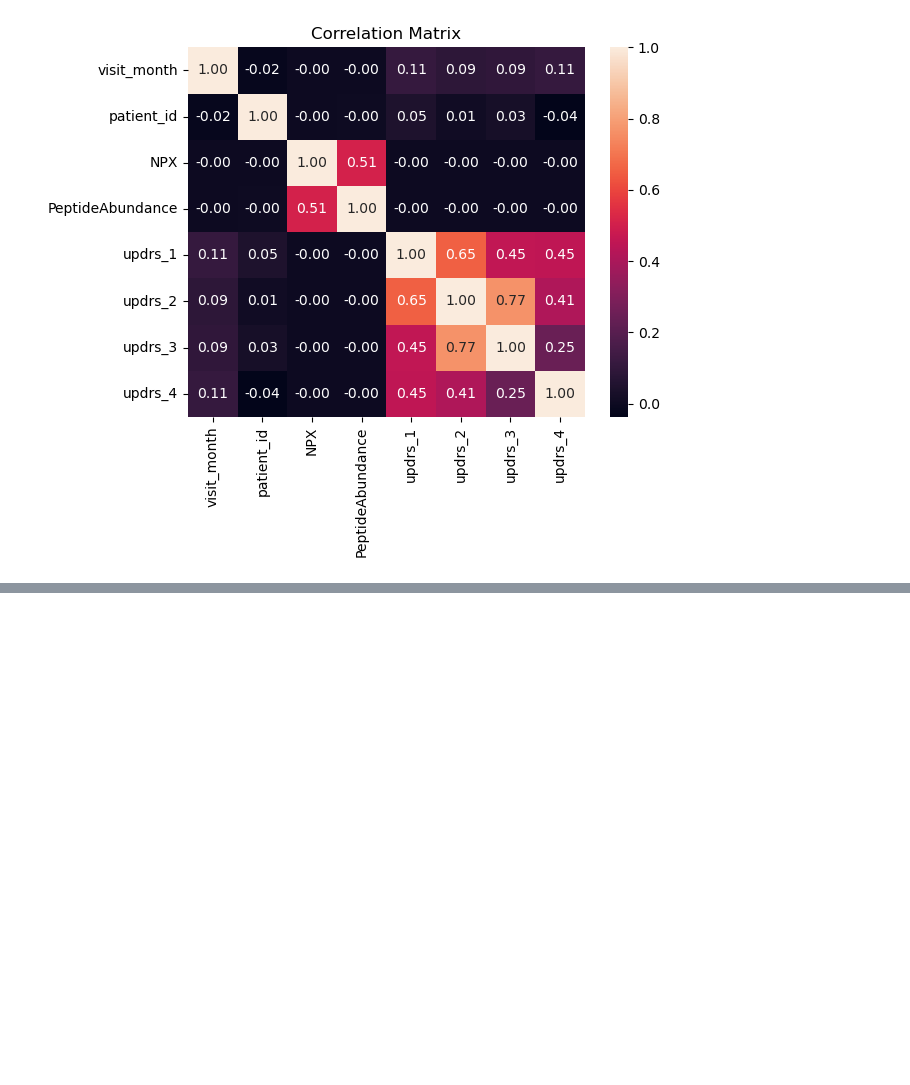
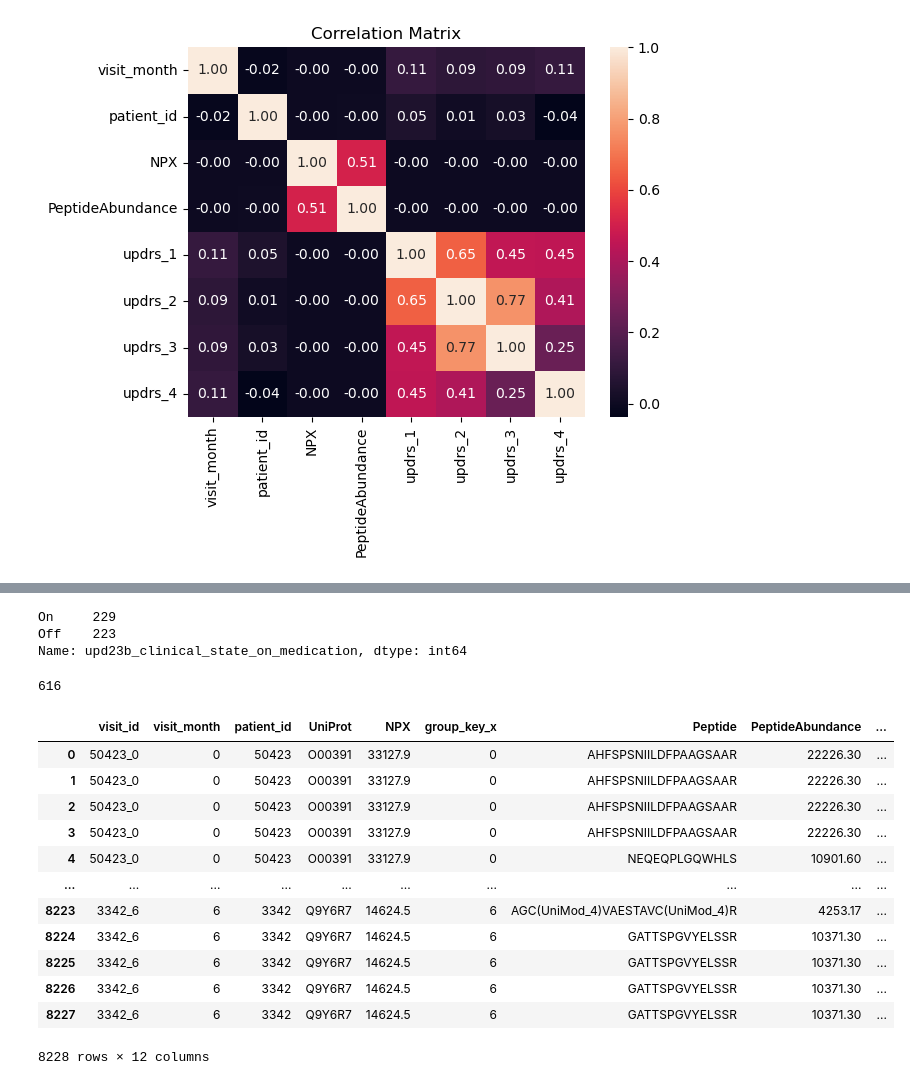
Before and after one commit to AhmadHammad21/Parkinson-Disease, a Jupyter notebook: EDA.ipynb, the cells around one changed output, grey strips where cells are left out. Cells and saved outputs as stored; diff of their text form; code cells hidden in the pictures; blank space fills up the shorter version.

```diff
--- a/EDA.ipynb
+++ b/EDA.ipynb
@@ -137,0 +254,33 @@ plt.title("Correlation Matrix");
+# %%
+# checking medication
+# 616 null values
+print(df.upd23b_clinical_state_on_medication.value_counts())
+df.upd23b_clinical_state_on_medication.isna().sum()
+# %% [output]
+On     229
+Off    223
+Name: upd23b_clinical_state_on_medication, dtype: int64
+616
+# %%
+# Merge the proteins data and peptides data on the common columns.
+test_merged_proteins_peptides = pd.merge(test_proteins, test_peptides, on=['visit_id', 'visit_month', 'patient_id', 'UniProt'])
+
+# Merge the merged protein-peptides data with the clinical data on the common columns.
+test_merged = pd.merge(test_merged_proteins_peptides, test, on=['visit_id', 'visit_month', 'patient_id'])
+
+# Show the merged data.
+test_merged
+# %% [output]
+|  | visit_id | visit_month | patient_id | UniProt | NPX | group_key_x | Peptide | PeptideAbundance | ... |
+| 0 | 50423_0 | 0 | 50423 | O00391 | 33127.9 | 0 | AHFSPSNIILDFPAAGSAAR | 22226.30 | ... |
+| 1 | 50423_0 | 0 | 50423 | O00391 | 33127.9 | 0 | AHFSPSNIILDFPAAGSAAR | 22226.30 | ... |
+| 2 | 50423_0 | 0 | 50423 | O00391 | 33127.9 | 0 | AHFSPSNIILDFPAAGSAAR | 22226.30 | ... |
+| 3 | 50423_0 | 0 | 50423 | O00391 | 33127.9 | 0 | AHFSPSNIILDFPAAGSAAR | 22226.30 | ... |
+| 4 | 50423_0 | 0 | 50423 | O00391 | 33127.9 | 0 | NEQEQPLGQWHLS | 10901.60 | ... |
+| ... | ... | ... | ... | ... | ... | ... | ... | ... | ... |
+| 8223 | 3342_6 | 6 | 3342 | Q9Y6R7 | 14624.5 | 6 | AGC(UniMod_4)VAESTAVC(UniMod_4)R | 4253.17 | ... |
+| 8224 | 3342_6 | 6 | 3342 | Q9Y6R7 | 14624.5 | 6 | GATTSPGVYELSSR | 10371.30 | ... |
+| 8225 | 3342_6 | 6 | 3342 | Q9Y6R7 | 14624.5 | 6 | GATTSPGVYELSSR | 10371.30 | ... |
+| 8226 | 3342_6 | 6 | 3342 | Q9Y6R7 | 14624.5 | 6 | GATTSPGVYELSSR | 10371.30 | ... |
+| 8227 | 3342_6 | 6 | 3342 | Q9Y6R7 | 14624.5 | 6 | GATTSPGVYELSSR | 10371.30 | ... |
+8228 rows × 12 columns
```
Also changed, not shown: parts of 59 cells of this notebook.
